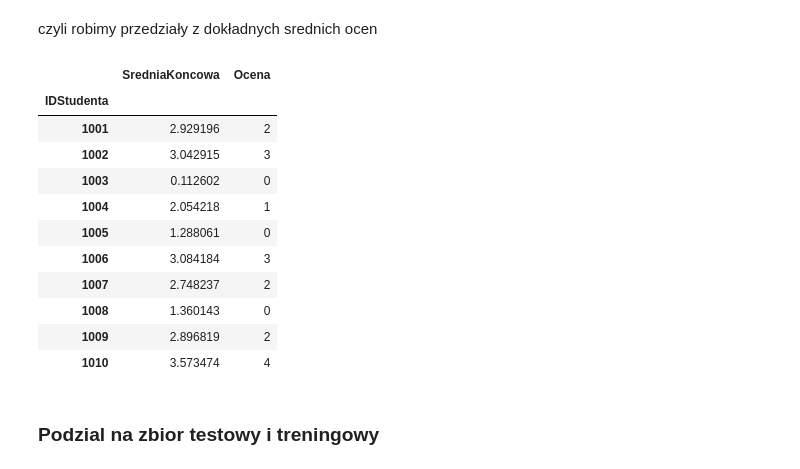
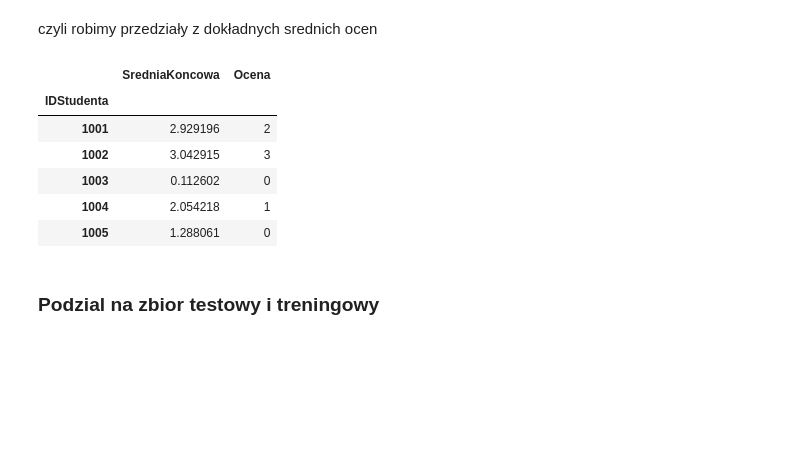
Before and after one commit to Polinez/MLClassProject, a Jupyter notebook: UM_Wandzel_Walus_Adamiak_Szymczyk.ipynb, the cells around one changed output. Cells and saved outputs as stored; diff of their text form; code cells hidden in the pictures; blank space fills up the shorter version.

```diff
--- a/UM_Wandzel_Walus_Adamiak_Szymczyk.ipynb
+++ b/UM_Wandzel_Walus_Adamiak_Szymczyk.ipynb
@@ -260,31 +263,26 @@ czyli robimy przedziały z dokładnych srednich ocen
 # %%
 def licz_ocene(srednia):
     if srednia >= 3.5:
         return 4  # A
     elif srednia >= 3.0:
         return 3  # B
     elif srednia >= 2.5:
         return 2  # C
     elif srednia >= 2.0:
         return 1  # D
     else:
         return 0  # F
 
 data['Ocena'] = data['SredniaKoncowa'].apply(licz_ocene)
-data[['SredniaKoncowa', 'Ocena']].head(10)
+data[['SredniaKoncowa', 'Ocena']].head()
 # %% [output]
 |  | SredniaKoncowa | Ocena |
 | IDStudenta |  |  |
 | 1001 | 2.929196 | 2 |
 | 1002 | 3.042915 | 3 |
 | 1003 | 0.112602 | 0 |
 | 1004 | 2.054218 | 1 |
 | 1005 | 1.288061 | 0 |
-| 1006 | 3.084184 | 3 |
-| 1007 | 2.748237 | 2 |
-| 1008 | 1.360143 | 0 |
-| 1009 | 2.896819 | 2 |
-| 1010 | 3.573474 | 4 |
 # %% [markdown]
 ### Podzial na zbior testowy i treningowy
 # %%
```
Also changed, not shown: parts of 8 cells of this notebook.
